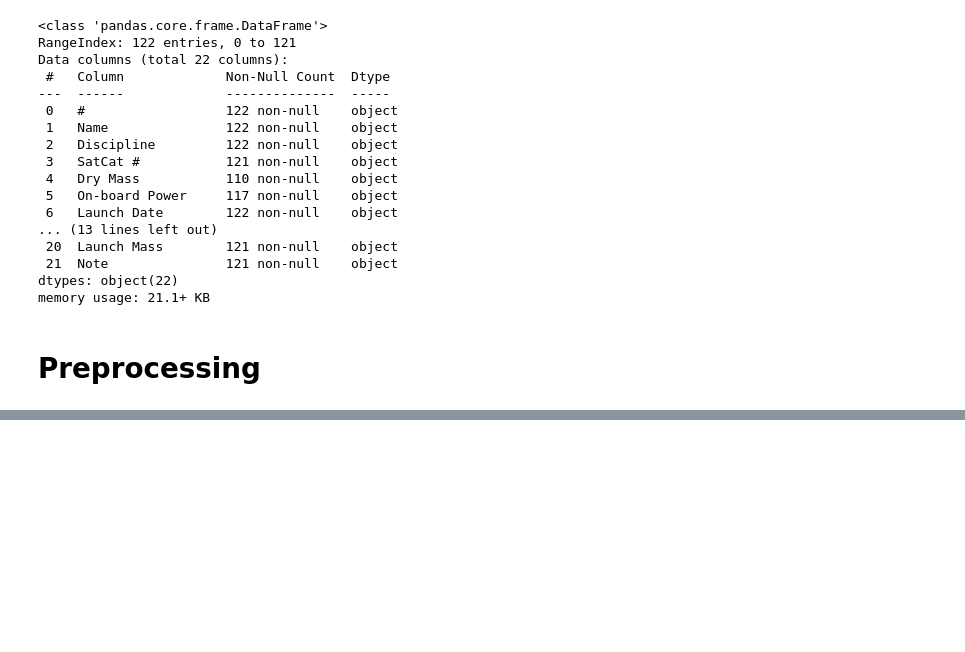
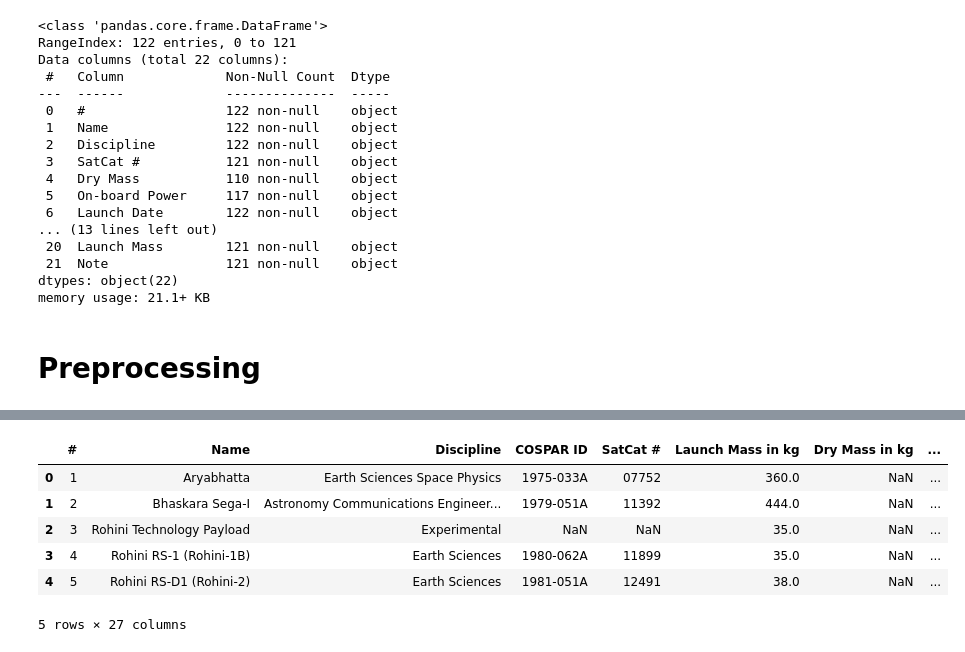
Before and after one commit to imdevskp/isro_missions_list, a Jupyter notebook: wiki_scrap_clean.ipynb, the cells around one changed output, grey strips where cells are left out. Saved outputs shown, nothing was run; the diff lists cells and outputs as text; code cells hidden in the pictures; blank space fills up the shorter version.

```diff
--- a/wiki_scrap_clean.ipynb
+++ b/wiki_scrap_clean.ipynb
@@ -150,0 +510,3 @@ full_table['Launch Date'].str.extract('(\d{1,2})')
+# %%
+decay_date = pd.to_datetime(full_table['Decay Date'], errors='coerce')
+decay_date.head()
@@ -150,0 +520,2 @@ full_table['Launch Date'].str.extract('(\d{1,2})')
+# %%
+full_table['Decay Date'] = decay_date
@@ -150,0 +533,2 @@ full_table['Launch Date'].str.extract('(\d{1,2})')
+# %%
+launch_vehicle_type = full_table['Launch Vehicle'].str.split('-| ').str[0]
@@ -150,0 +560,12 @@ full_table['Launch Date'].str.extract('(\d{1,2})')
+# %%
+full_table['Launch Vehicle Type'] = launch_vehicle_type
+# %%
+full_table.head()
+# %% [output]
+|  | # | Name | Discipline | COSPAR ID | SatCat # | Launch Mass in kg | Dry Mass in kg | ... |
+| 0 | 1 | Aryabhatta | Earth Sciences Space Physics | 1975-033A | 07752 | 360.0 | NaN | ... |
+| 1 | 2 | Bhaskara Sega-I | Astronomy Communications Engineer... | 1979-051A | 11392 | 444.0 | NaN | ... |
+| 2 | 3 | Rohini Technology Payload | Experimental | NaN | NaN | 35.0 | NaN | ... |
+| 3 | 4 | Rohini RS-1 (Rohini-1B) | Earth Sciences | 1980-062A | 11899 | 35.0 | NaN | ... |
+| 4 | 5 | Rohini RS-D1 (Rohini-2) | Earth Sciences | 1981-051A | 12491 | 38.0 | NaN | ... |
+5 rows × 27 columns
```
Also changed, not shown: parts of 64 cells of this notebook.
